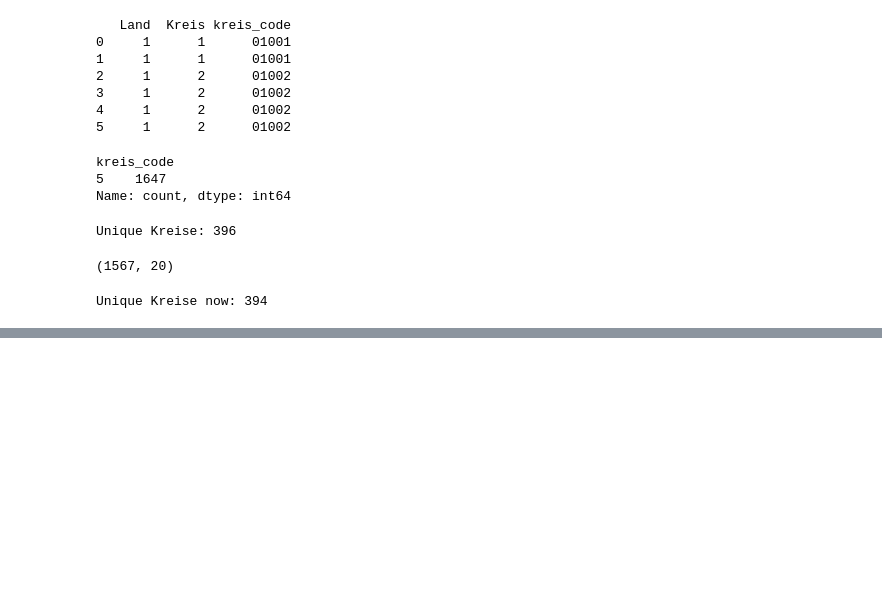
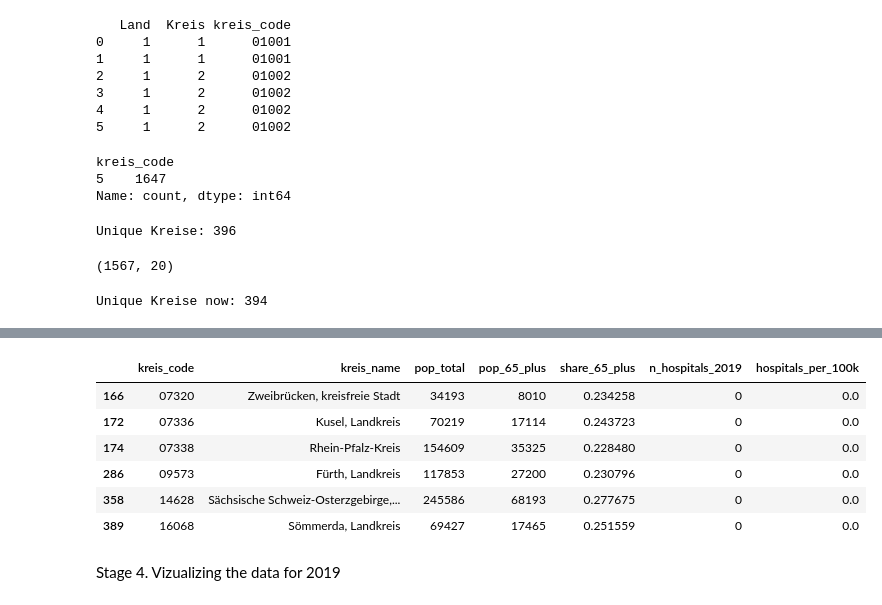
Before and after one commit to natan-sha/final-project, a Jupyter notebook: notebooks/main.ipynb, the cells around one changed output, grey strips where cells are left out. Cells and saved outputs as stored; diff of their text form; code cells hidden in the pictures; blank space fills up the shorter version.

```diff
--- a/notebooks/main.ipynb
+++ b/notebooks/main.ipynb
@@ -710,0 +816,8 @@ Unique Kreise now: 394
+# %%
+pop_65_2019 = (
+    pop_2019[pop_2019["age_group"].isin(age_65_plus)]
+    .groupby("kreis_code")["total_all"]
+    .sum()
+    .reset_index(name="pop_65_plus")
+    )
+print(pop_65_2019.shape)
@@ -710,0 +835,5 @@ Unique Kreise now: 394
+# %%
+kreis_pop_2019 = total_pop_2019.merge(pop_65_2019, on="kreis_code")
+
+kreis_pop_2019["share_65_plus"] = kreis_pop_2019["pop_65_plus"] / kreis_pop_2019["pop_total"]
+print(kreis_pop_2019.head())
@@ -710,0 +870,4 @@ Unique Kreise now: 394
+# %%
+merged_2019 = kreis_pop_2019.merge(per_kreis_2019, on="kreis_code", how="left")
+
+print(merged_2019)
@@ -710,0 +892,4 @@ Unique Kreise now: 394
+# %%
+merged_2019["n_hospitals_2019"] = merged_2019["n_hospitals_2019"].fillna(0).astype(int)
+
+merged_2019["hospitals_per_100k"] = merged_2019["n_hospitals_2019"] / merged_2019["pop_total"] * 100_000 #hospitals per 100 thousands people
@@ -710,0 +929,12 @@ Unique Kreise now: 394
+# %%
+merged_2019[merged_2019["n_hospitals_2019"] == 0]
+# %% [output]
+|  | kreis_code | kreis_name | pop_total | pop_65_plus | share_65_plus | n_hospitals_2019 | hospitals_per_100k |
+| 166 | 07320 | Zweibrücken, kreisfreie Stadt | 34193 | 8010 | 0.234258 | 0 | 0.0 |
+| 172 | 07336 | Kusel, Landkreis | 70219 | 17114 | 0.243723 | 0 | 0.0 |
+| 174 | 07338 | Rhein-Pfalz-Kreis | 154609 | 35325 | 0.228480 | 0 | 0.0 |
+| 286 | 09573 | Fürth, Landkreis | 117853 | 27200 | 0.230796 | 0 | 0.0 |
+| 358 | 14628 | Sächsische Schweiz-Osterzgebirge,... | 245586 | 68193 | 0.277675 | 0 | 0.0 |
+| 389 | 16068 | Sömmerda, Landkreis | 69427 | 17465 | 0.251559 | 0 | 0.0 |
+# %% [markdown]
+Stage 4. Vizualizing the data for 2019
```
Also changed, not shown: parts of 50 cells of this notebook, 1 other file.
